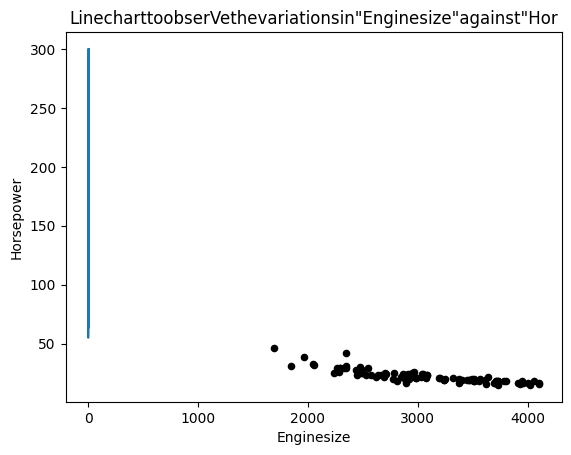
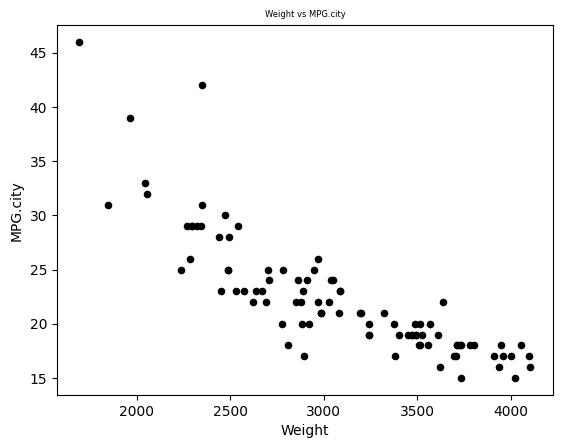
Unified diff of the notebook cell whose output changed from the first chart to the second:
--- before
+++ after
@@ -39,7 +39,2 @@
 ax.set_ylabel("MPG.city")
 ax.set_title("Weight vs MPG.city",fontsize=6)
-plt.plot(cars_df['EngineSize'],cars_df['Horsepower'])
-plt.xlabel('Enginesize')
-plt.ylabel('Horsepower')
-plt.title('LinecharttoobserVethevariationsin"Enginesize"against"Hor')
-plt.show()

Commit: Created using Colab